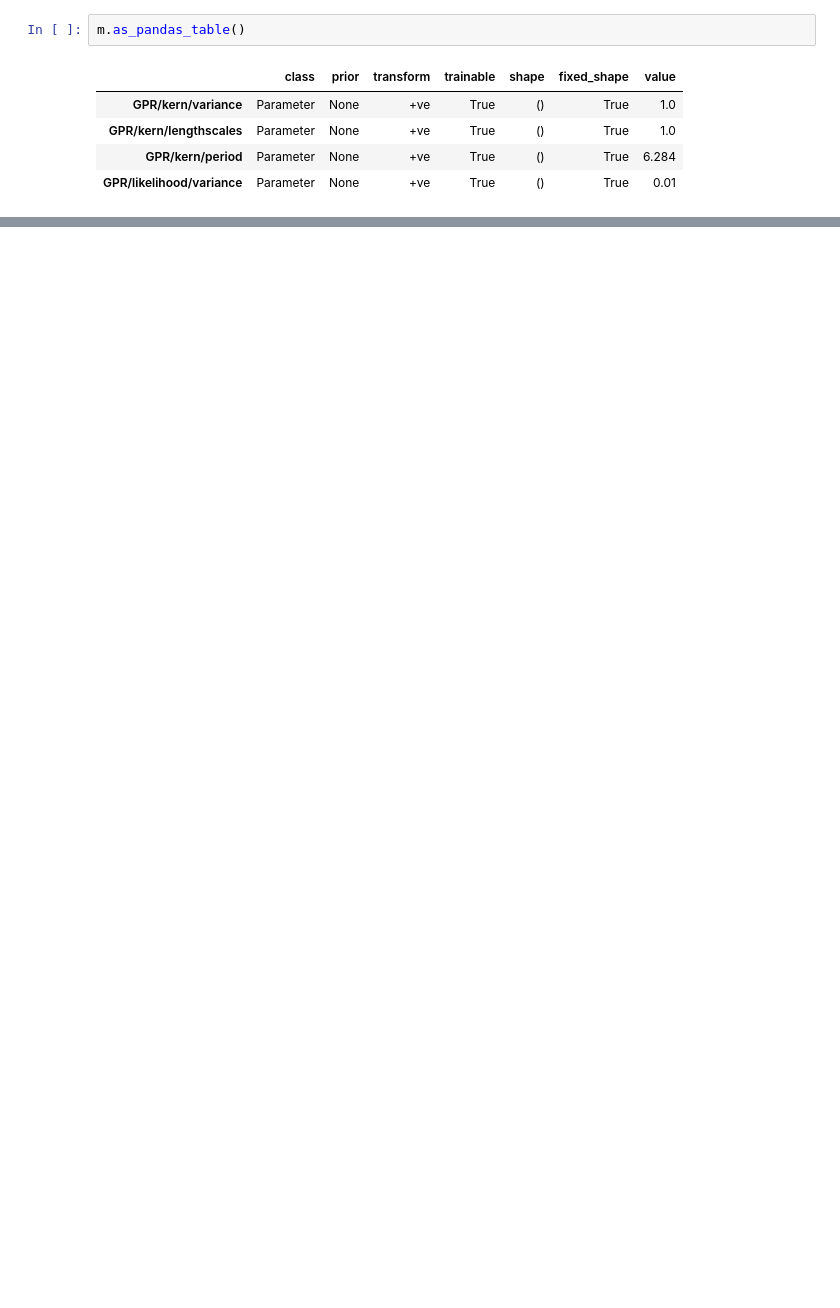
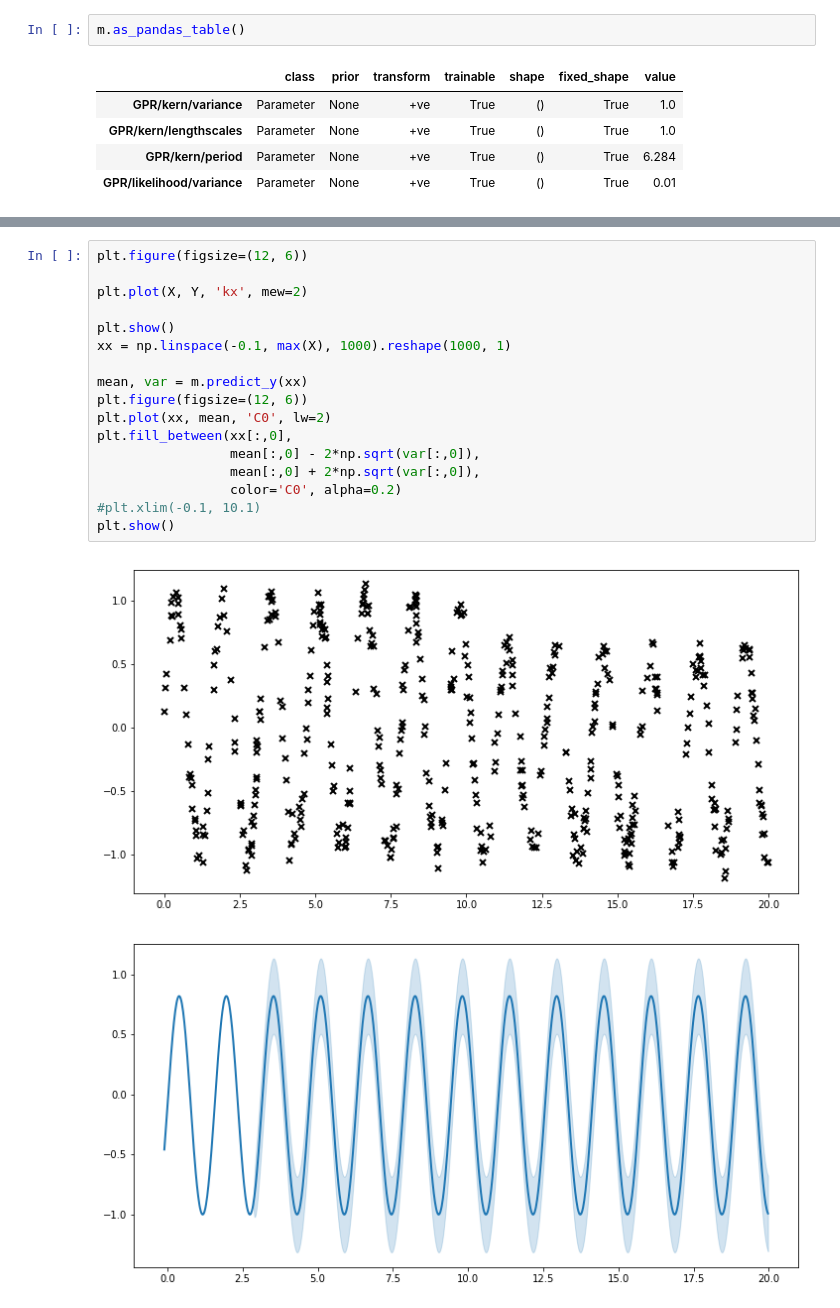
Before and after one commit to ctorney/gp_shift, a Jupyter notebook: analysis/test_area.ipynb, the cells around one changed output, grey strips where cells are left out. Saved outputs shown, nothing was run; the diff lists cells and outputs as text; blank space fills up the shorter version.

```diff
--- a/analysis/test_area.ipynb
+++ b/analysis/test_area.ipynb
@@ -192,0 +251,20 @@ class ChangePoint(gpflow.kernels.Combination):
+# %%
+plt.figure(figsize=(12, 6))
+
+plt.plot(X, Y, 'kx', mew=2)
+
+plt.show()
+xx = np.linspace(-0.1, max(X), 1000).reshape(1000, 1)
+
+mean, var = m.predict_y(xx)
+plt.figure(figsize=(12, 6))
+plt.plot(xx, mean, 'C0', lw=2)
+plt.fill_between(xx[:,0],
+                 mean[:,0] - 2*np.sqrt(var[:,0]),
+                 mean[:,0] + 2*np.sqrt(var[:,0]),
+                 color='C0', alpha=0.2)
+#plt.xlim(-0.1, 10.1)
+plt.show()
+# %% [output]
+[figure, added]
+[figure, added]
```
Also changed, not shown: parts of 8 cells of this notebook.
